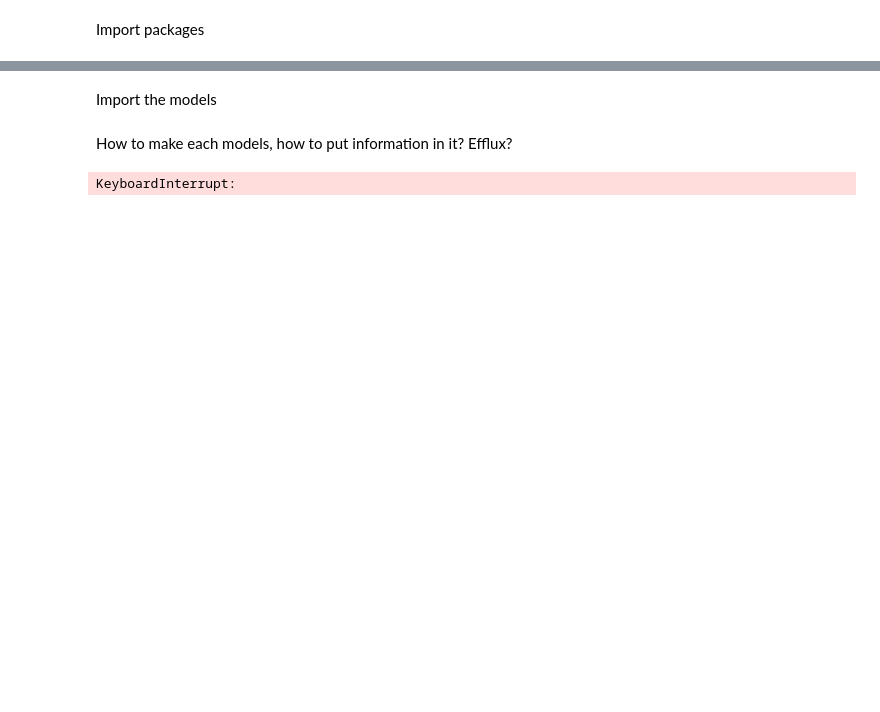
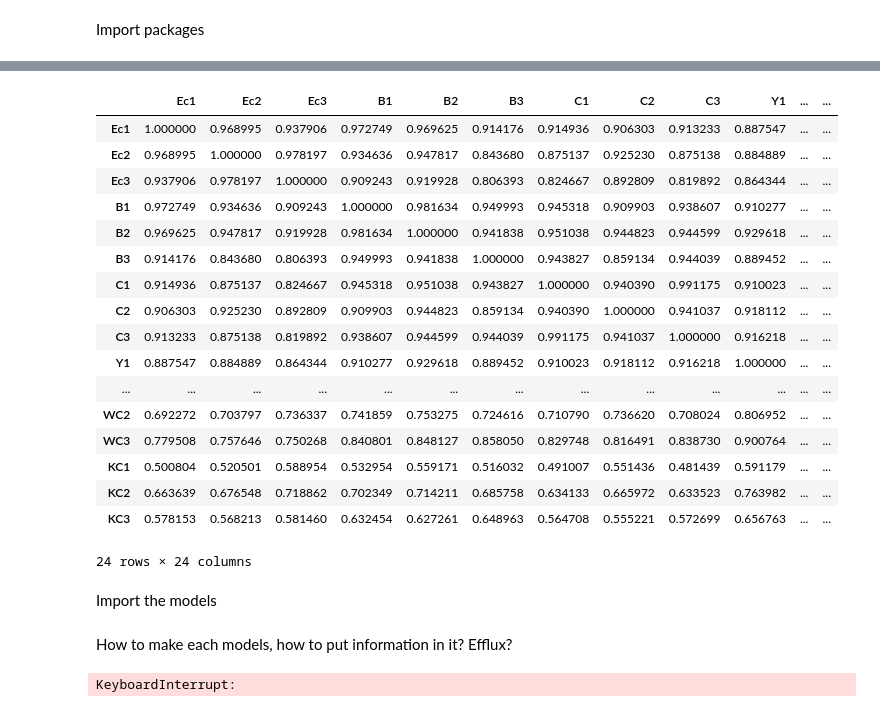
Before and after one commit to BondonMickael/M_xanthus-E_coli-Predation, a Jupyter notebook: fba_comparer-main/FBA_comparer_test.ipynb, the cells around one changed output, grey strips where cells are left out. Saved outputs shown, nothing was run; the diff lists cells and outputs as text; code cells hidden in the pictures; blank space fills up the shorter version.

```diff
--- a/fba_comparer-main/FBA_comparer_test.ipynb
+++ b/fba_comparer-main/FBA_comparer_test.ipynb
@@ -26,3 +30,27 @@ pio.renderers.default = "browser"
+# %%
+table = pd.read_csv("/home/mickael/github/M_xanthus-E_coli-Predation/data/Raw/WT_vs_4preys_RIPTiDe.csv")
+table.set_index("GeneNames", inplace=True)
+# %%
+table.corr()
+# %% [output]
+|  | Ec1 | Ec2 | Ec3 | B1 | B2 | B3 | C1 | C2 | C3 | Y1 | ... | ... |
+| Ec1 | 1.000000 | 0.968995 | 0.937906 | 0.972749 | 0.969625 | 0.914176 | 0.914936 | 0.906303 | 0.913233 | 0.887547 | ... | ... |
+| Ec2 | 0.968995 | 1.000000 | 0.978197 | 0.934636 | 0.947817 | 0.843680 | 0.875137 | 0.925230 | 0.875138 | 0.884889 | ... | ... |
+| Ec3 | 0.937906 | 0.978197 | 1.000000 | 0.909243 | 0.919928 | 0.806393 | 0.824667 | 0.892809 | 0.819892 | 0.864344 | ... | ... |
+| B1 | 0.972749 | 0.934636 | 0.909243 | 1.000000 | 0.981634 | 0.949993 | 0.945318 | 0.909903 | 0.938607 | 0.910277 | ... | ... |
+| B2 | 0.969625 | 0.947817 | 0.919928 | 0.981634 | 1.000000 | 0.941838 | 0.951038 | 0.944823 | 0.944599 | 0.929618 | ... | ... |
+| B3 | 0.914176 | 0.843680 | 0.806393 | 0.949993 | 0.941838 | 1.000000 | 0.943827 | 0.859134 | 0.944039 | 0.889452 | ... | ... |
+| C1 | 0.914936 | 0.875137 | 0.824667 | 0.945318 | 0.951038 | 0.943827 | 1.000000 | 0.940390 | 0.991175 | 0.910023 | ... | ... |
+| C2 | 0.906303 | 0.925230 | 0.892809 | 0.909903 | 0.944823 | 0.859134 | 0.940390 | 1.000000 | 0.941037 | 0.918112 | ... | ... |
+| C3 | 0.913233 | 0.875138 | 0.819892 | 0.938607 | 0.944599 | 0.944039 | 0.991175 | 0.941037 | 1.000000 | 0.916218 | ... | ... |
+| Y1 | 0.887547 | 0.884889 | 0.864344 | 0.910277 | 0.929618 | 0.889452 | 0.910023 | 0.918112 | 0.916218 | 1.000000 | ... | ... |
+| ... | ... | ... | ... | ... | ... | ... | ... | ... | ... | ... | ... | ... |
+| WC2 | 0.692272 | 0.703797 | 0.736337 | 0.741859 | 0.753275 | 0.724616 | 0.710790 | 0.736620 | 0.708024 | 0.806952 | ... | ... |
+| WC3 | 0.779508 | 0.757646 | 0.750268 | 0.840801 | 0.848127 | 0.858050 | 0.829748 | 0.816491 | 0.838730 | 0.900764 | ... | ... |
+| KC1 | 0.500804 | 0.520501 | 0.588954 | 0.532954 | 0.559171 | 0.516032 | 0.491007 | 0.551436 | 0.481439 | 0.591179 | ... | ... |
+| KC2 | 0.663639 | 0.676548 | 0.718862 | 0.702349 | 0.714211 | 0.685758 | 0.634133 | 0.665972 | 0.633523 | 0.763982 | ... | ... |
+| KC3 | 0.578153 | 0.568213 | 0.581460 | 0.632454 | 0.627261 | 0.648963 | 0.564708 | 0.555221 | 0.572699 | 0.656763 | ... | ... |
+24 rows × 24 columns
 # %% [markdown]
 Import the models
 # %% [markdown]
```
Also changed, not shown: parts of 20 cells of this notebook, 2 other files.
